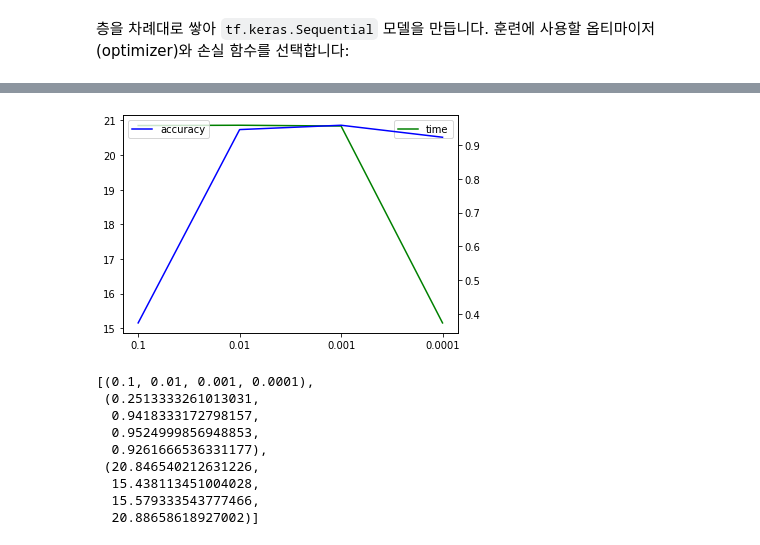
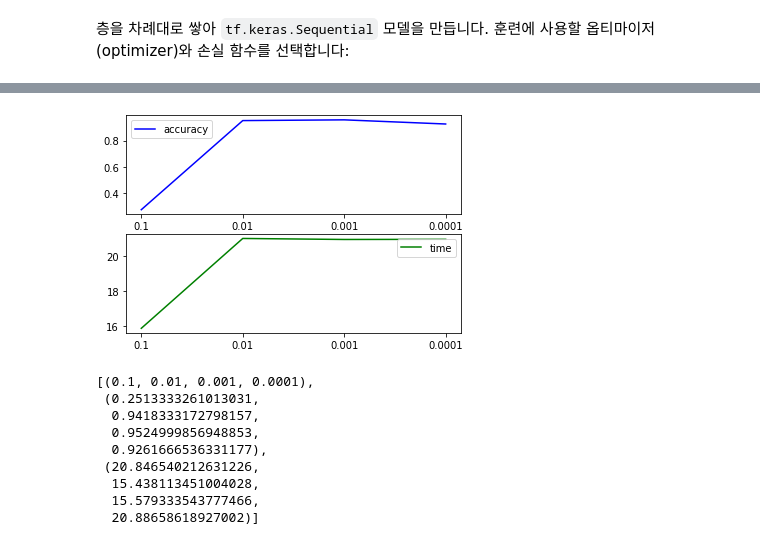
Before and after one commit to mephi82/grad_data_analysis, a Jupyter notebook: site/ko/tutorials/quickstart/beginner-tune.ipynb, the cells around one changed output, grey strips where cells are left out. Drawn from its saved outputs; the diff is of its cells as text; code cells hidden in the pictures.

```diff
--- a/site/ko/tutorials/quickstart/beginner-tune.ipynb
+++ b/site/ko/tutorials/quickstart/beginner-tune.ipynb
@@ -65,7 +65,7 @@ plt.show()
 층을 차례대로 쌓아 `tf.keras.Sequential` 모델을 만듭니다. 훈련에 사용할 옵티마이저(optimizer)와 손실 함수를 선택합니다:
 # %%
 import time
-def model_tune(x_train, y_train, neopch, LR, batchsize, nlayers, nhidden, DOR):
+def model_tune(x_train, y_train, nepoch, LR, batchsize, nlayers, nhidden, DOR):
 
   model = tf.keras.models.Sequential()
   model.add(tf.keras.layers.Flatten(input_shape=(28, 28), name = 'input'))
@@ -86,12 +84,14 @@ def model_tune(x_train, y_train, neopch, LR, batchsize, nlayers, nhidden, DOR):
 # %%
+
+
 LRs = [0.1, 0.01, 0.001, 0.0001]
 batchsizes = [32, 128, 512]
 nlayers = [1,2]
 nhiddens = [32, 64, 128, 256]
 DORs = [0.2, 0.3, 0.4]
 results = []
-params = LRs
-for p in params:
+
+for p in LRs:
   model, hist, elapsed = model_tune(x_train, y_train, 5, p, 32, 1, 32, 0.2)
   results.append((str(p), hist.history['val_accuracy'][-1], elapsed))
 
@@ -118,24 +118,24 @@ Epoch 5/5
 # %%
 import matplotlib.pyplot as plt
 
-fig, time_ax = plt.subplots()
-acc_ax = time_ax.twinx()
+fig, axs = plt.subplots(2,1)
 
-acc_ax.plot(results[0], results[1], 'b', label='accuracy')
-acc_ax.legend(loc='upper left')
-time_ax.plot(results[0], results[2], 'g', label='time')
-time_ax.legend(loc='upper right')
+axs[0].plot(results[0], results[1], 'b', label='accuracy')
+axs[0].legend(loc='upper left')
+axs[1].plot(results[0], results[2], 'g', label='time')
+axs[1].legend(loc='upper right')
+
 
 
 # fig, acc_ax = plt.subplots()
 # acc_ax.plot(hist.history['accuracy'], 'b', label='train acc')
 # acc_ax.plot(hist.history['val_accuracy'], 'g', label='val acc')
 # acc_ax.set_ylabel('accuracy')
 # acc_ax.legend(loc='upper right')
 
 plt.show()
 # %% [output]
-[figure, old version]
+[figure, new version]
 # %%
 results
 # %% [output]
```
Also changed, not shown: parts of 2 cells of this notebook.
